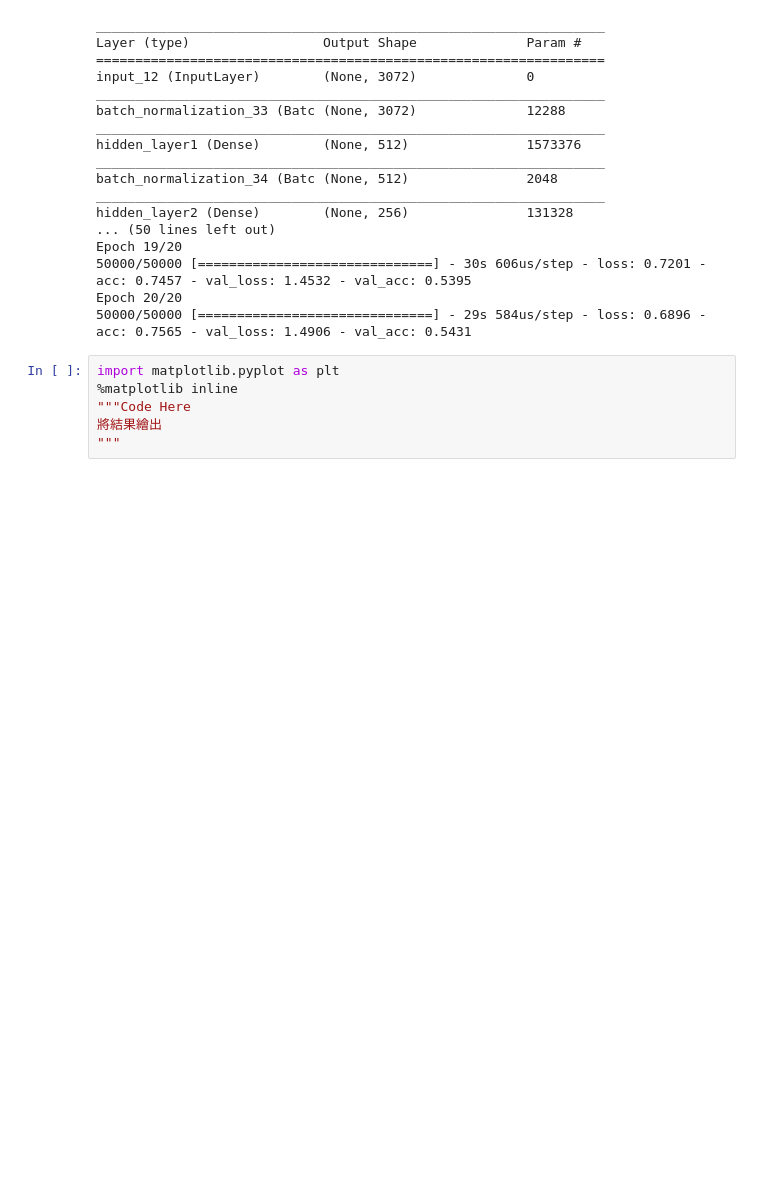
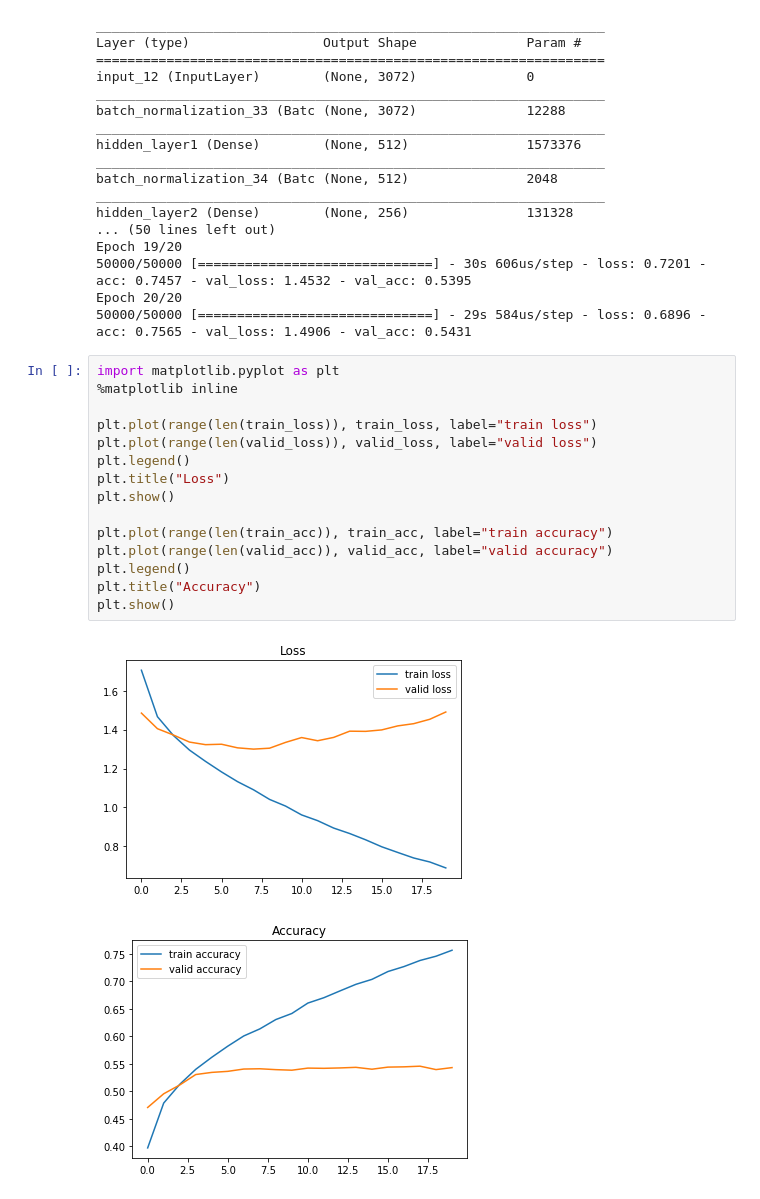
Before and after one commit to abooyaya/2nd-ML100Days, a Jupyter notebook: homework/Day_083_HW.ipynb, the cells around one changed output. Cells and saved outputs as stored; diff of their text form; blank space fills up the shorter version.

```diff
--- a/homework/Day_083_HW.ipynb
+++ b/homework/Day_083_HW.ipynb
@@ -147,9 +147,21 @@ Epoch 19/20
 50000/50000 [==============================] - 30s 606us/step - loss: 0.7201 - acc: 0.7457 - val_loss: 1.4532 - val_acc: 0.5395
 Epoch 20/20
 50000/50000 [==============================] - 29s 584us/step - loss: 0.6896 - acc: 0.7565 - val_loss: 1.4906 - val_acc: 0.5431
-# %%
-import matplotlib.pyplot as plt
-%matplotlib inline
-"""Code Here
-將結果繪出
-"""
+# %%
+import matplotlib.pyplot as plt
+%matplotlib inline
+
+plt.plot(range(len(train_loss)), train_loss, label="train loss")
+plt.plot(range(len(valid_loss)), valid_loss, label="valid loss")
+plt.legend()
+plt.title("Loss")
+plt.show()
+
+plt.plot(range(len(train_acc)), train_acc, label="train accuracy")
+plt.plot(range(len(valid_acc)), valid_acc, label="valid accuracy")
+plt.legend()
+plt.title("Accuracy")
+plt.show()
+# %% [output]
+[figure, added]
+[figure, added]
```
Also changed, not shown: parts of 1 cell of this notebook, 1 other file.
